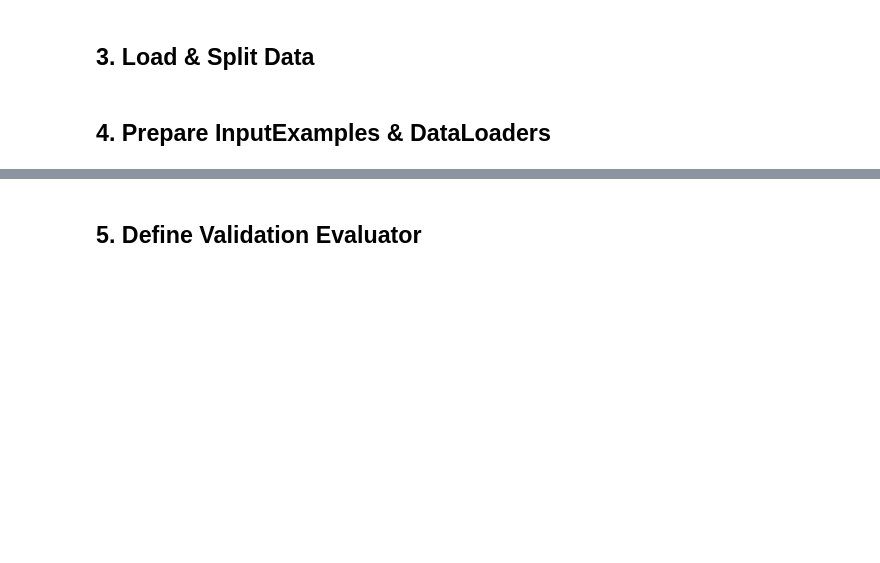
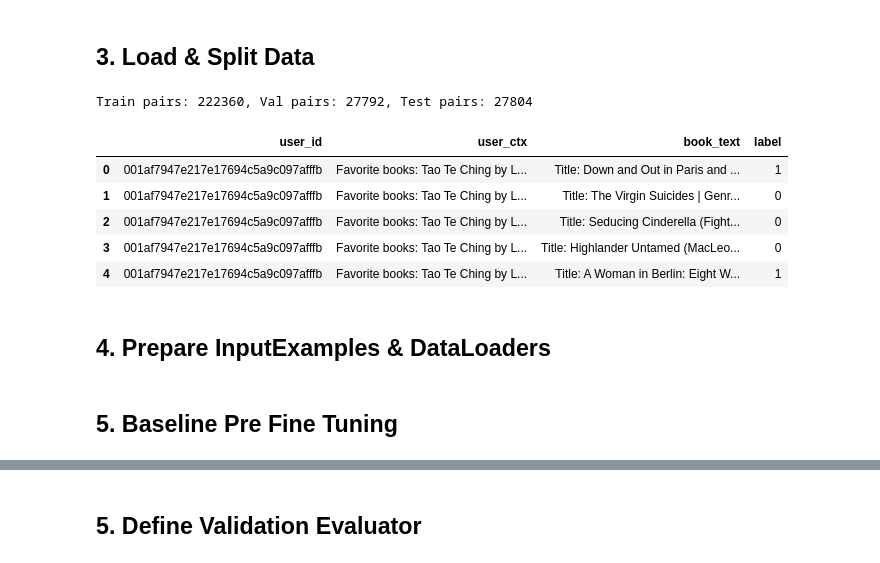
Before and after one commit to yamirghofran/BookDB, a Jupyter notebook: reranker/reranker_model_tuning.ipynb, the cells around one changed output, grey strips where cells are left out. Drawn from its saved outputs; the diff is of its cells as text; code cells hidden in the pictures; blank space fills up the shorter version.

Commit message:
Prepared reranker model finetuning notebook for training and added additional data engineering steps to data engineering notebook

```diff
--- a/reranker/reranker_model_tuning.ipynb
+++ b/reranker/reranker_model_tuning.ipynb
@@ -293,13 +285,6 @@ Number of unique users in final DataFrame: 5339
 ## 2. Configuration
 # %%
 # Paths
-data_path = 'data/training_pairs.parquet'
-output_model_dir =
-
-
-epochs = 2
-batch_size = 16
-learning_rate = 2e-5
-warmup_steps = 100
-random_seed = 42
+data_path = 'data/processed_training_pairs_parts_0_to_12.parquet'
+output_model_dir = 'reranker_model'
 # %%
@@ -338,6 +325,17 @@ val_df   = df[df['user_id'].isin(val_users)].reset_index(drop=True)
 test_df  = df[df['user_id'].isin(test_users)].reset_index(drop=True)
 
 print(f"Train pairs: {len(train_df)}, Val pairs: {len(val_df)}, Test pairs: {len(test_df)}")
+# %% [output]
+Train pairs: 222360, Val pairs: 27792, Test pairs: 27804
+# %%
+train_df.head()
+# %% [output]
+|  | user_id | user_ctx | book_text | label |
+| 0 | 001af7947e217e17694c5a9c097afffb | Favorite books: Tao Te Ching by L... | Title: Down and Out in Paris and ... | 1 |
+| 1 | 001af7947e217e17694c5a9c097afffb | Favorite books: Tao Te Ching by L... | Title: The Virgin Suicides | Genr... | 0 |
+| 2 | 001af7947e217e17694c5a9c097afffb | Favorite books: Tao Te Ching by L... | Title: Seducing Cinderella (Fight... | 0 |
+| 3 | 001af7947e217e17694c5a9c097afffb | Favorite books: Tao Te Ching by L... | Title: Highlander Untamed (MacLeo... | 0 |
+| 4 | 001af7947e217e17694c5a9c097afffb | Favorite books: Tao Te Ching by L... | Title: A Woman in Berlin: Eight W... | 1 |
 # %% [markdown]
 ## 4. Prepare InputExamples & DataLoaders
 # %%
@@ -361,3 +359,5 @@ test_examples = [
 train_dataloader = DataLoader(train_examples, shuffle=True, batch_size=batch_size)
 val_dataloader   = DataLoader(val_examples, shuffle=False, batch_size=batch_size)
 test_dataloader  = DataLoader(test_examples, shuffle=False, batch_size=batch_size)
+# %% [markdown]
+## 5. Baseline Pre Fine Tuning
```
Also changed, not shown: parts of 13 cells of this notebook, 1 other file.
